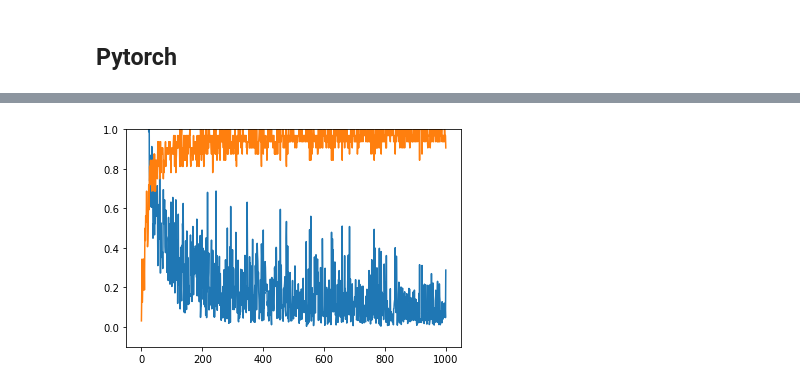
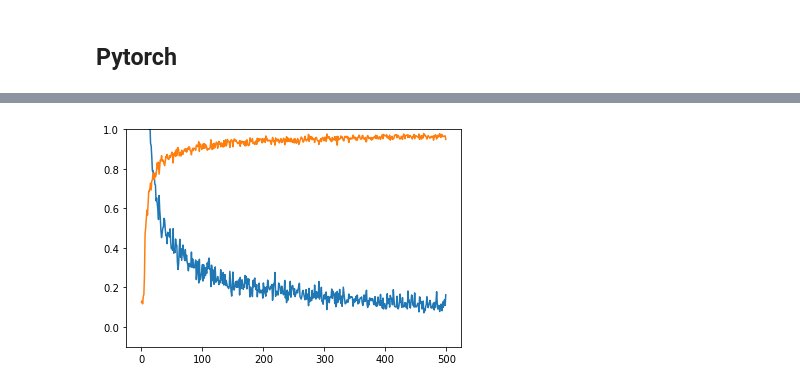
Before and after one commit to zwjjoy/mnist, a Jupyter notebook: mnist from scratch.ipynb, the cells around one changed output, grey strips where cells are left out. Drawn from its saved outputs; the diff is of its cells as text; code cells hidden in the pictures.

```diff
--- a/mnist from scratch.ipynb
+++ b/mnist from scratch.ipynb
@@ -119,40 +120,42 @@ class TinyModel(nn.Module):
 #         test_loss, correct, len(test_loader.dataset),
 #         100. * correct / len(test_loader.dataset)))
 # %%
+%%time
+
+device = torch.device("mps" if torch.backends.mps.is_available() else "cpu")
+
 model = TinyModel()
 model.to(device)
 
-BATCH_SIZE = 32
+BATCH_SIZE = 512
 optim = torch.optim.SGD(model.parameters(), lr=0.001, momentum=0)
 losses, accuracies = [], []
 
-for i in (t := trange(1000)):
-    model.train()
+model.train()
+for i in (t:= trange(500)):
     samp = np.random.choice(range(X_train.shape[0]), size = BATCH_SIZE, replace=False)
     X = torch.tensor(X_train[samp].reshape((len(samp), 1, 28, 28)), dtype=torch.float32)
-    Y = torch.tensor(Y_train[samp], dtype=torch.int)
-
     X = X.to(device)
+    Y = torch.tensor(Y_train[samp], dtype=torch.long)
     Y = Y.to(device)
     optim.zero_grad() #zero_grad
     out = model(X)
     loss = F.nll_loss(out, Y)
+    loss.backward()
+    optim.step()
 
     cat = torch.argmax(out, dim=1)
     accuracy = (cat == Y).float().mean()
-
-    loss.backward()
-    optim.step()
     loss, accuracy = loss.item(), accuracy.item()
     losses.append(loss)
     accuracies.append(accuracy)
 
     t.set_description(f"loss {loss:.2f}, accuracy {accuracy:.2f}")
 
-# print(f"{losses=}, {accuracies=}")
+
 plt.ylim(-0.1,1)
 plt.plot(losses)
 plt.plot(accuracies)
 plt.show()
 # %% [output]
-[figure, old version]
+[figure, new version]
```
Also changed, not shown: parts of 15 cells of this notebook.
